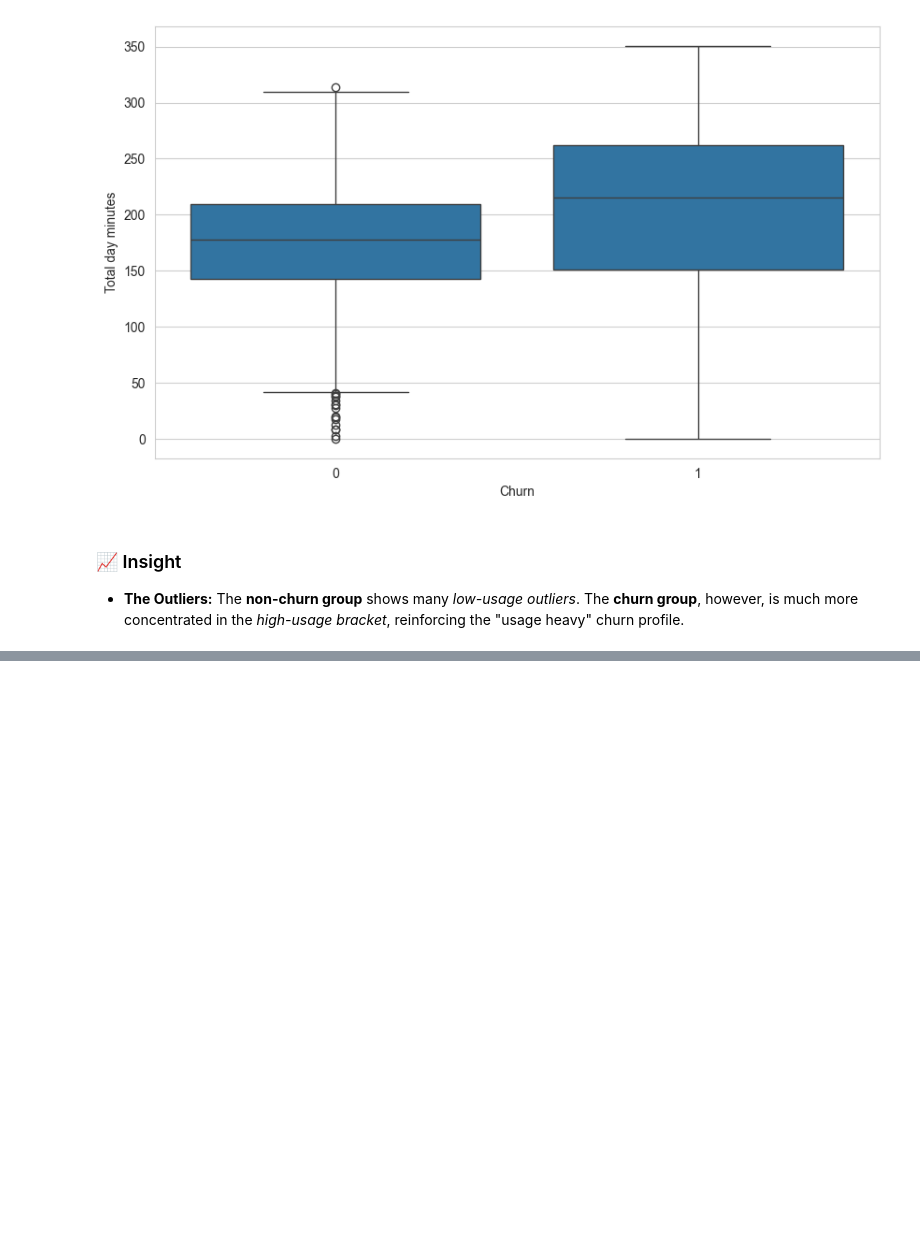
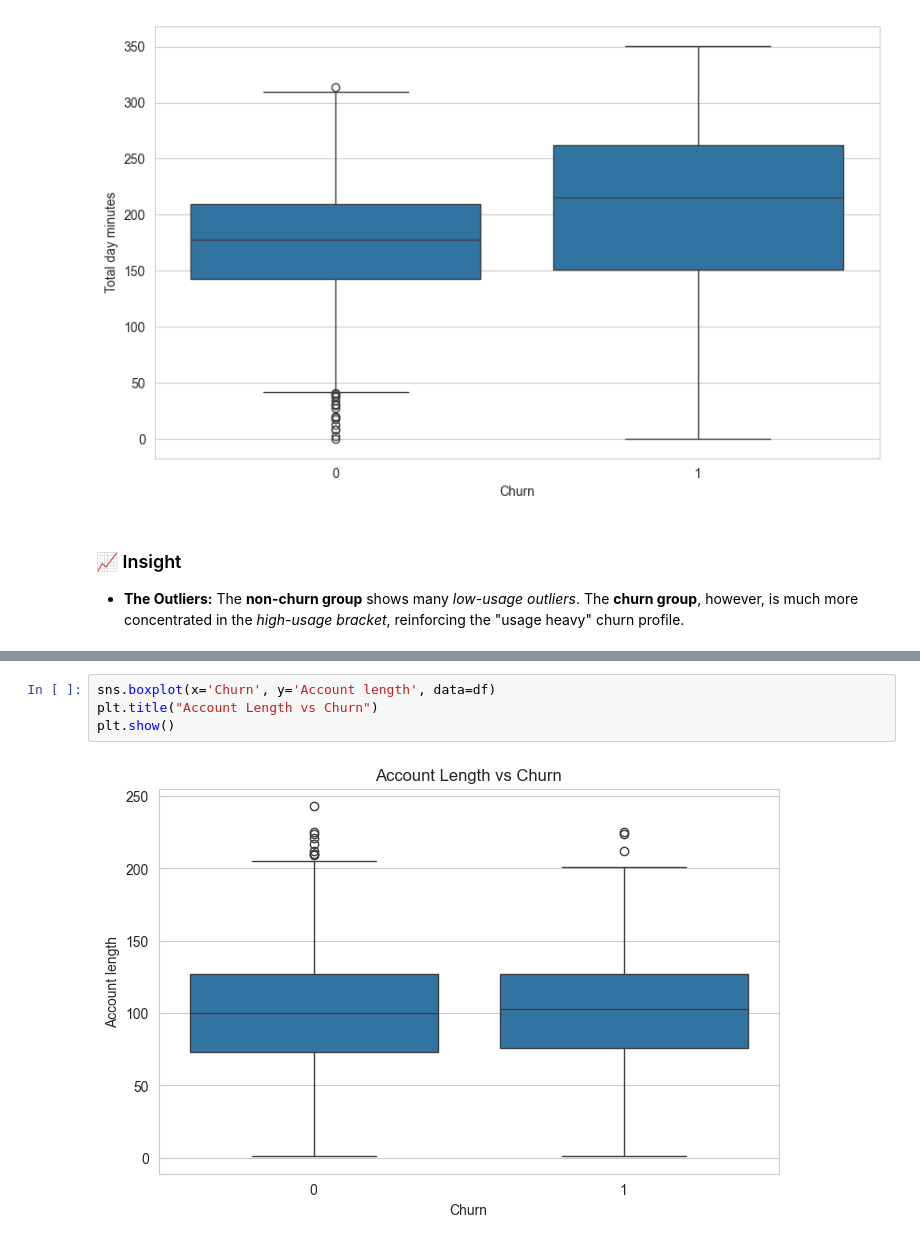
Before and after one commit to Rahul5021/telecom-customer-analytics-platform, a Jupyter notebook: notebooks/01-eda.ipynb, the cells around one changed output, grey strips where cells are left out. Drawn from its saved outputs; the diff is of its cells as text; blank space fills up the shorter version.

```diff
--- a/notebooks/01-eda.ipynb
+++ b/notebooks/01-eda.ipynb
@@ -243,0 +287,6 @@ plt.show()
+# %%
+sns.boxplot(x='Churn', y='Account length', data=df)
+plt.title("Account Length vs Churn")
+plt.show()
+# %% [output]
+[figure, added]
```
Also changed, not shown: parts of 11 cells of this notebook.
